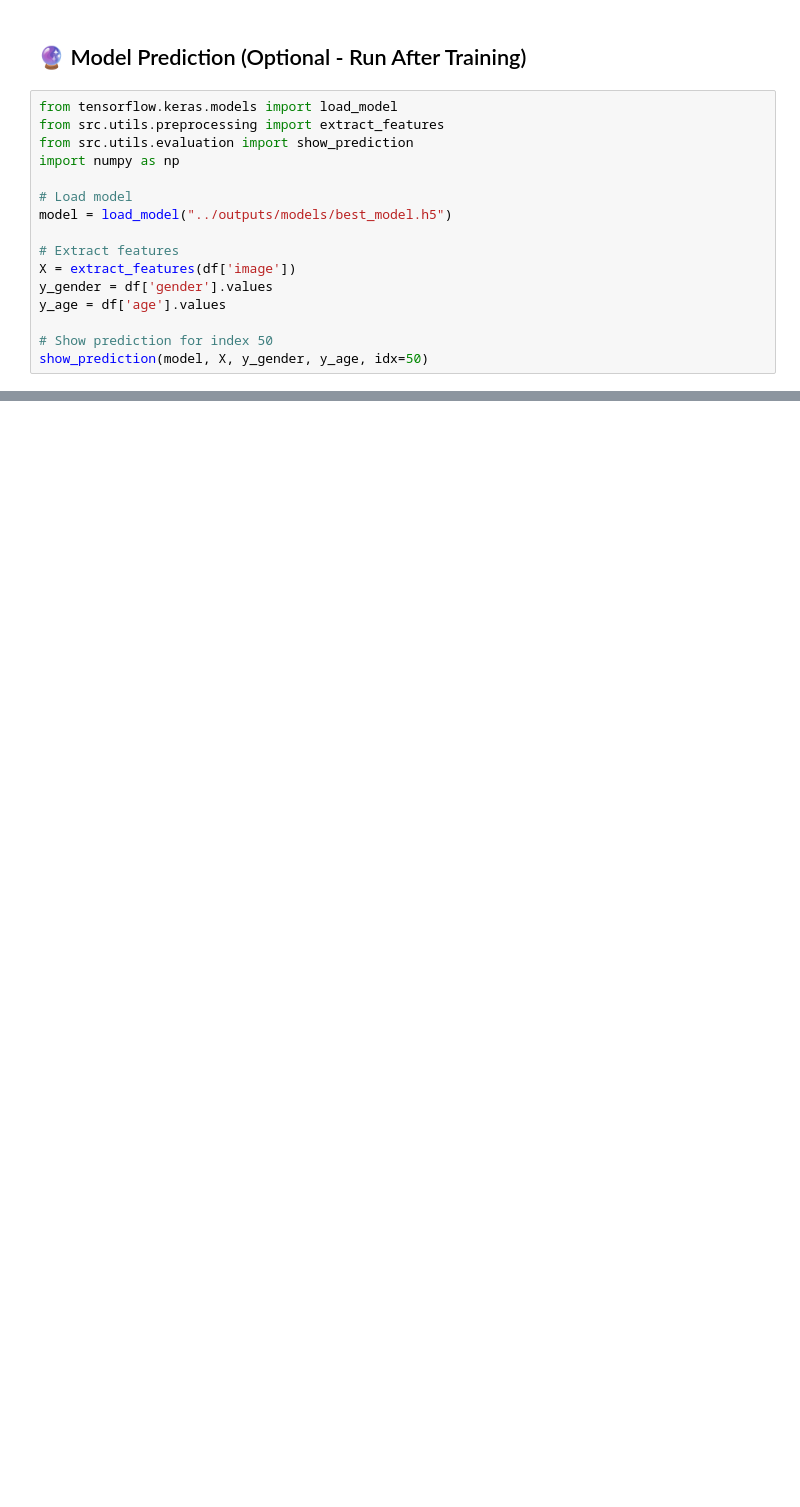
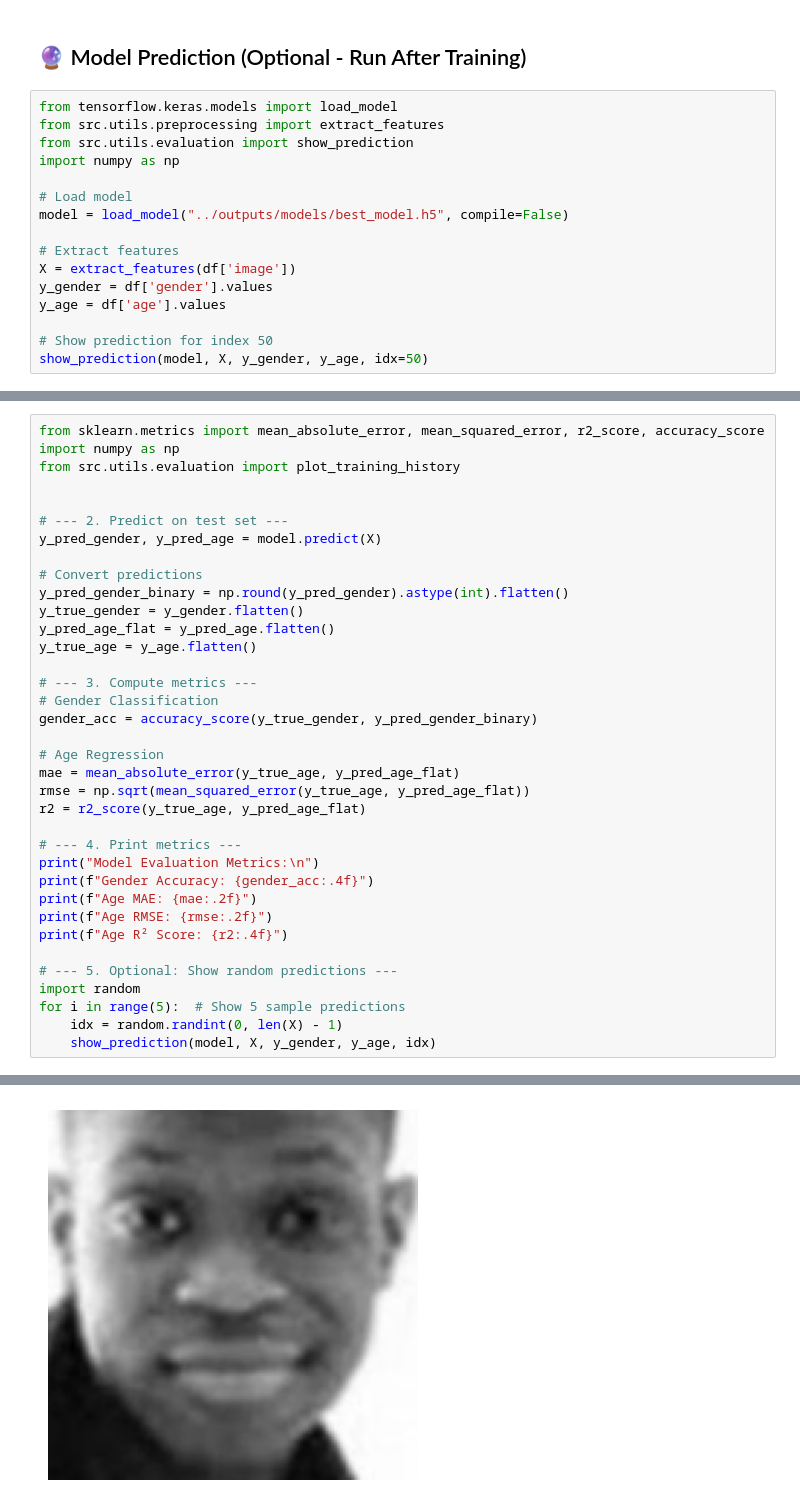
Before and after one commit to oussamarachdi/facial-cnn, a Jupyter notebook: notebooks/01_exploration_visuals.ipynb, the cells around one changed output, grey strips where cells are left out. Saved outputs shown, nothing was run; the diff lists cells and outputs as text; blank space fills up the shorter version.

```diff
--- a/notebooks/01_exploration_visuals.ipynb
+++ b/notebooks/01_exploration_visuals.ipynb
@@ -35,7 +46,7 @@ from src.utils.evaluation import show_prediction
 import numpy as np
 
 # Load model
-model = load_model("../outputs/models/best_model.h5")
+model = load_model("../outputs/models/best_model.h5", compile=False)
 
 # Extract features
 X = extract_features(df['image'])
@@ -46,0 +60,37 @@ show_prediction(model, X, y_gender, y_age, idx=50)
+# %%
+from sklearn.metrics import mean_absolute_error, mean_squared_error, r2_score, accuracy_score
+import numpy as np
+from src.utils.evaluation import plot_training_history
+
+
+# --- 2. Predict on test set ---
+y_pred_gender, y_pred_age = model.predict(X)
+
+# Convert predictions
+y_pred_gender_binary = np.round(y_pred_gender).astype(int).flatten()
+y_true_gender = y_gender.flatten()
+y_pred_age_flat = y_pred_age.flatten()
+y_true_age = y_age.flatten()
+
+# --- 3. Compute metrics ---
+# Gender Classification
+gender_acc = accuracy_score(y_true_gender, y_pred_gender_binary)
+
+# Age Regression
+mae = mean_absolute_error(y_true_age, y_pred_age_flat)
+rmse = np.sqrt(mean_squared_error(y_true_age, y_pred_age_flat))
+r2 = r2_score(y_true_age, y_pred_age_flat)
+
+# --- 4. Print metrics ---
+print("Model Evaluation Metrics:\n")
+print(f"Gender Accuracy: {gender_acc:.4f}")
+print(f"Age MAE: {mae:.2f}")
+print(f"Age RMSE: {rmse:.2f}")
+print(f"Age R² Score: {r2:.4f}")
+
+# --- 5. Optional: Show random predictions ---
+import random
+for i in range(5):  # Show 5 sample predictions
+    idx = random.randint(0, len(X) - 1)
+    show_prediction(model, X, y_gender, y_age, idx)
+# %% [output]
@@ -46,0 +108 @@ show_prediction(model, X, y_gender, y_age, idx=50)
+[figure, added]
```
Also changed, not shown: parts of 7 cells of this notebook, 14 other files.
